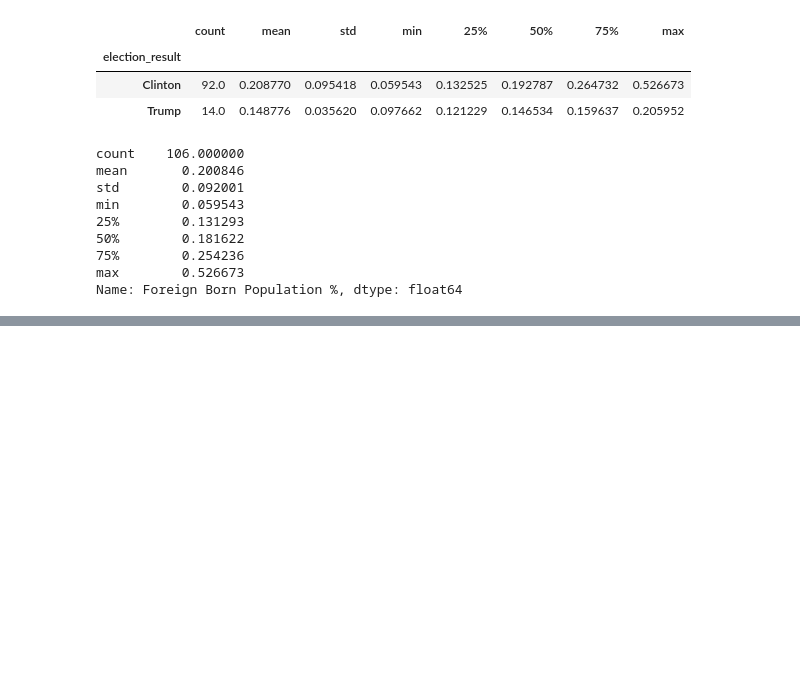
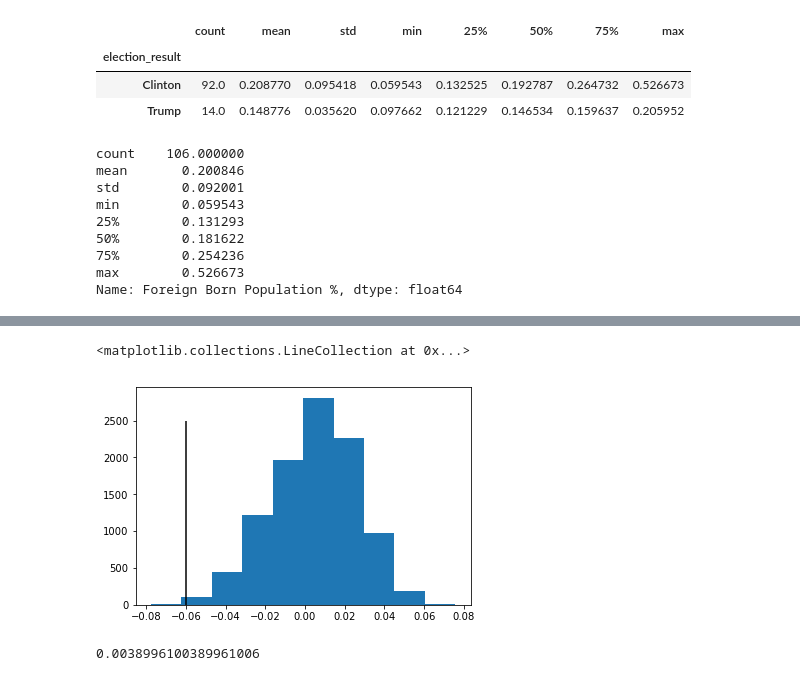
Before and after one commit to slgregoire/election, a Jupyter notebook: Election Graphs.ipynb, the cells around one changed output, grey strips where cells are left out. Cells and saved outputs as stored; diff of their text form; code cells hidden in the pictures; blank space fills up the shorter version.

```diff
--- a/Election Graphs.ipynb
+++ b/Election Graphs.ipynb
@@ -336,0 +415,24 @@ Name: Foreign Born Population %, dtype: float64
+# %%
+all_data = foreign_born_data['Foreign Born Population %']
+len_sample = clinton_num_obs + trump_num_obs
+num_resamples = 10000
+
+std_resample = []
+
+for _ in range(num_resamples):
+    resample = np.random.choice(all_data, size=len_sample, replace=True)
+    resample_clinton, resample_trump = np.split(resample, [clinton_num_obs])
+    std_resample.append(np.std(resample_clinton) - np.std(resample_trump))
+# %%
+f, ax = plt.subplots(1,1)
+
+plt.hist(std_resample)
+ax.vlines(std_sample,0,2500)
+# %% [output]
+<matplotlib.collections.LineCollection at 0x...>
+[figure, added]
+# %%
+p_value = (np.sum(np.abs(std_resample) > np.abs(std_sample))+1)/(np.size(std_resample)+1)
+p_value
+# %% [output]
+0.0038996100389961006
```
Also changed, not shown: parts of 31 cells of this notebook, 16 other files.
